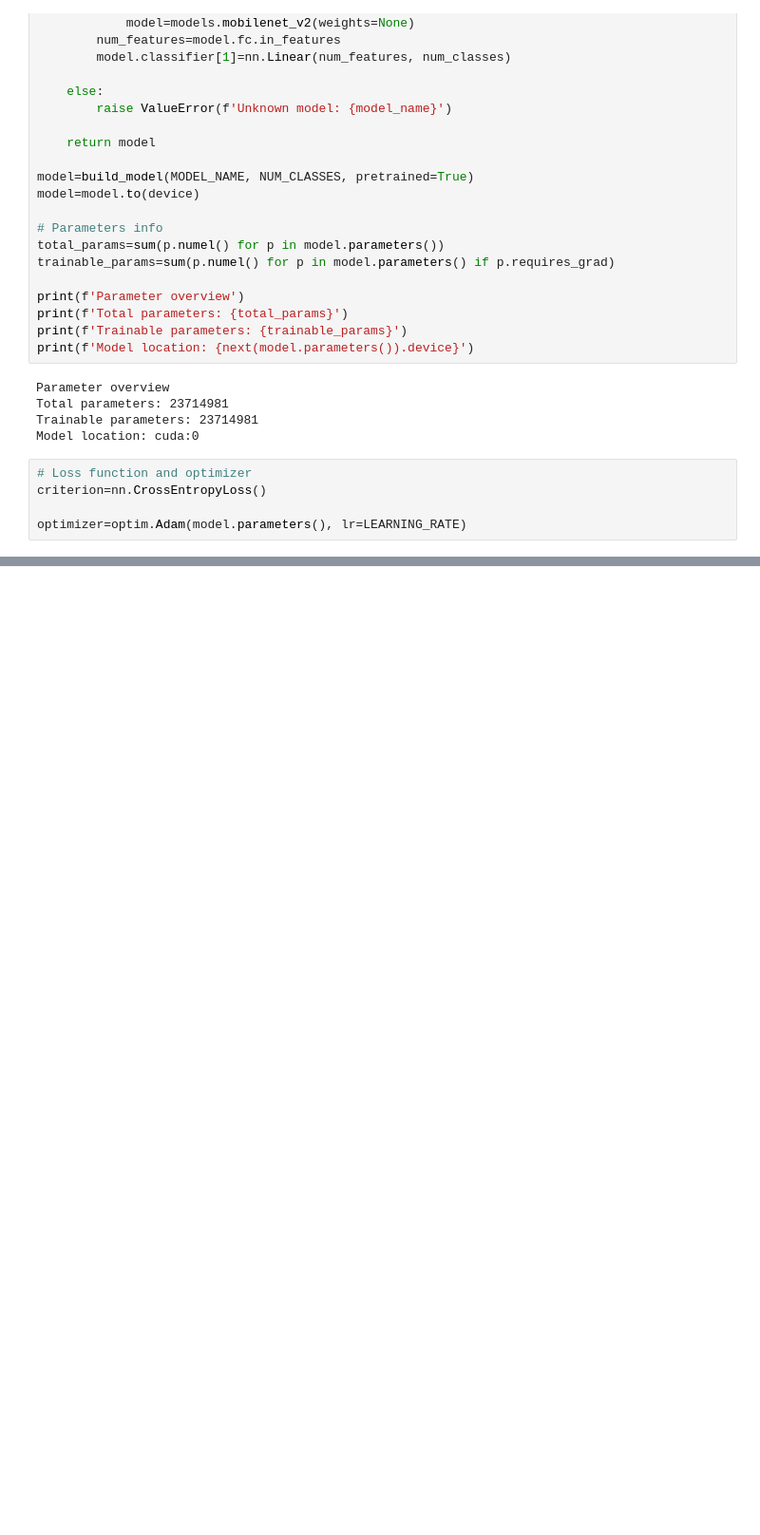
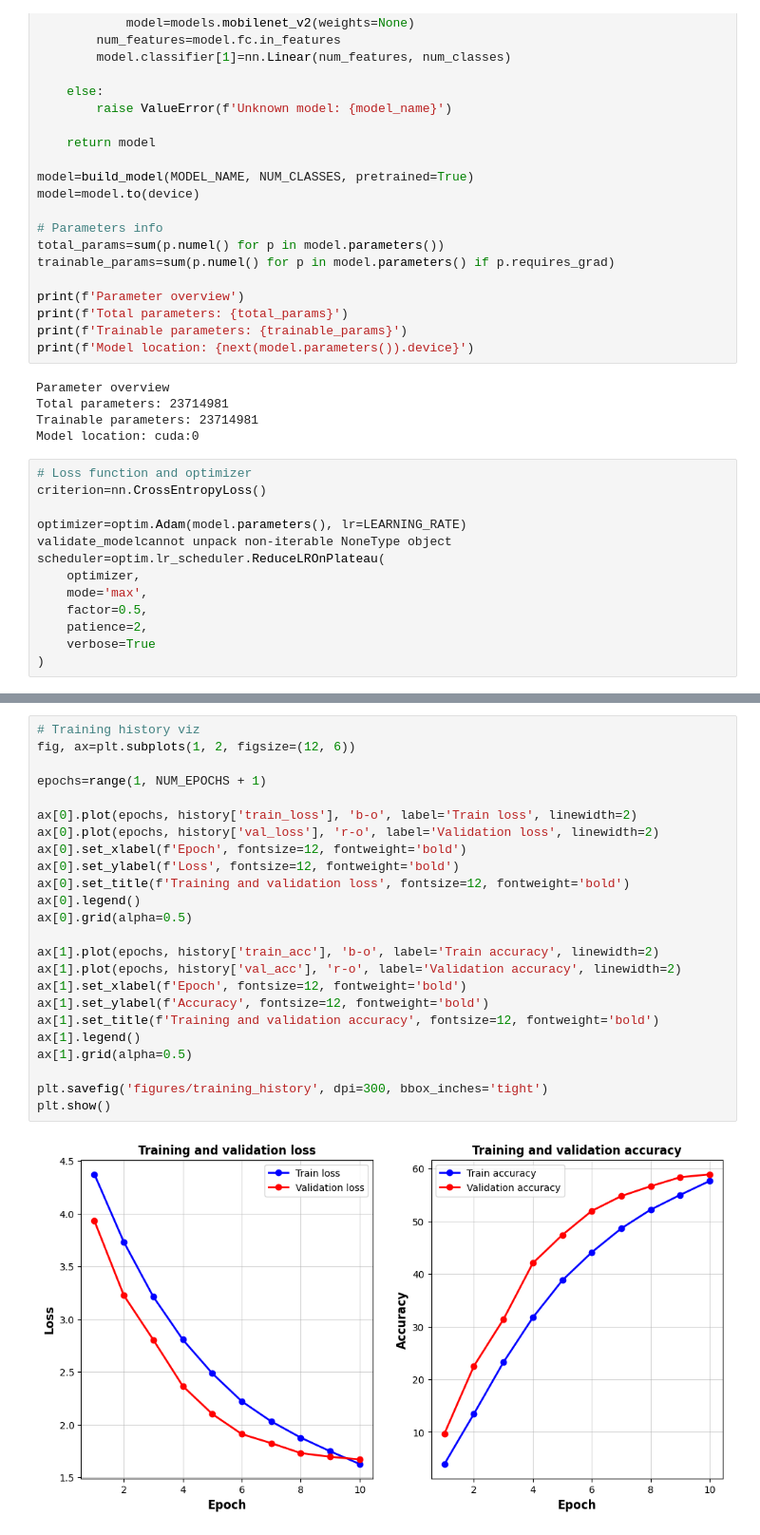
Before and after one commit to mm0narch/me-food, a Jupyter notebook: src/model_training/notebook.ipynb, the cells around one changed output, grey strips where cells are left out. Shown at 95% size. Cells and saved outputs as stored; diff of their text form; blank space fills up the shorter version.

Commit message:
feat: model training

```diff
--- a/src/model_training/notebook.ipynb
+++ b/src/model_training/notebook.ipynb
@@ -238,6 +239,14 @@ Model location: cuda:0
 criterion=nn.CrossEntropyLoss()
 
 optimizer=optim.Adam(model.parameters(), lr=LEARNING_RATE)
+validate_modelcannot unpack non-iterable NoneType object
+scheduler=optim.lr_scheduler.ReduceLROnPlateau(
+    optimizer,
+    mode='max',
+    factor=0.5,
+    patience=2,
+    verbose=True
+)
 # %%
 # Training functions
 def train_one_epoch(model, loader, criterion, optimizer, device):
@@ -303,0 +421,26 @@ def validate_model(model, loader, criterion, device):
+# %%
+# Training history viz
+fig, ax=plt.subplots(1, 2, figsize=(12, 6))
+
+epochs=range(1, NUM_EPOCHS + 1)
+
+ax[0].plot(epochs, history['train_loss'], 'b-o', label='Train loss', linewidth=2)
+ax[0].plot(epochs, history['val_loss'], 'r-o', label='Validation loss', linewidth=2)
+ax[0].set_xlabel(f'Epoch', fontsize=12, fontweight='bold')
+ax[0].set_ylabel(f'Loss', fontsize=12, fontweight='bold')
+ax[0].set_title(f'Training and validation loss', fontsize=12, fontweight='bold')
+ax[0].legend()
+ax[0].grid(alpha=0.5)
+
+ax[1].plot(epochs, history['train_acc'], 'b-o', label='Train accuracy', linewidth=2)
+ax[1].plot(epochs, history['val_acc'], 'r-o', label='Validation accuracy', linewidth=2)
+ax[1].set_xlabel(f'Epoch', fontsize=12, fontweight='bold')
+ax[1].set_ylabel(f'Accuracy', fontsize=12, fontweight='bold')
+ax[1].set_title(f'Training and validation accuracy', fontsize=12, fontweight='bold')
+ax[1].legend()
+ax[1].grid(alpha=0.5)
+
+plt.savefig('figures/training_history', dpi=300, bbox_inches='tight')
+plt.show()
+# %% [output]
+[figure, added]
```
Also changed, not shown: parts of 5 cells of this notebook, 3 other files.
